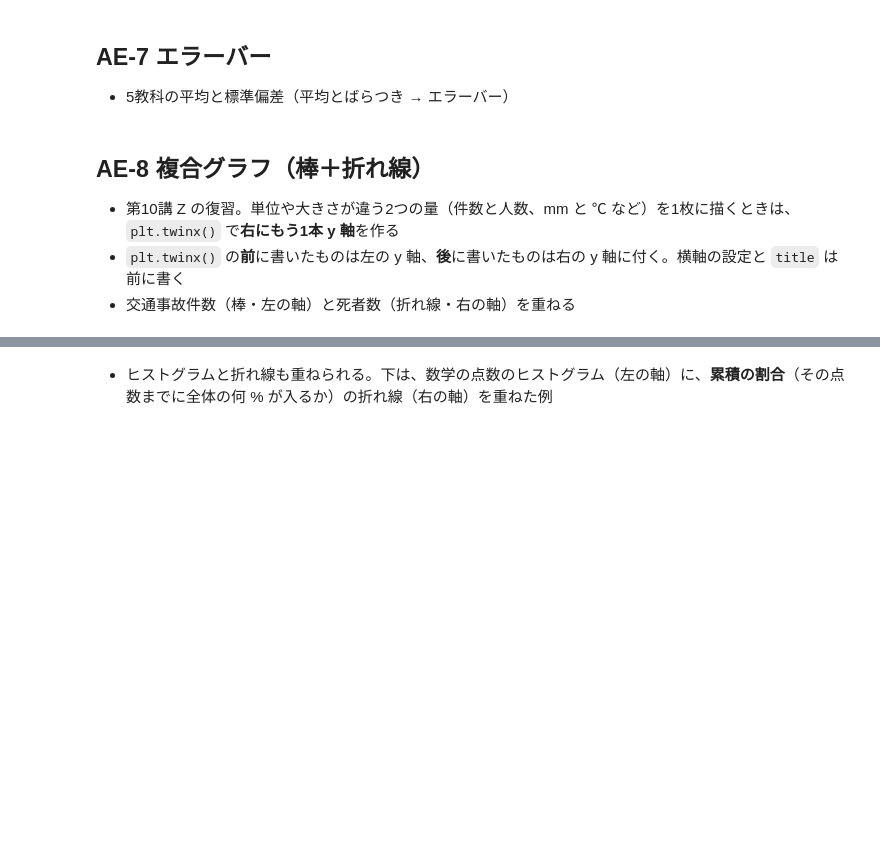
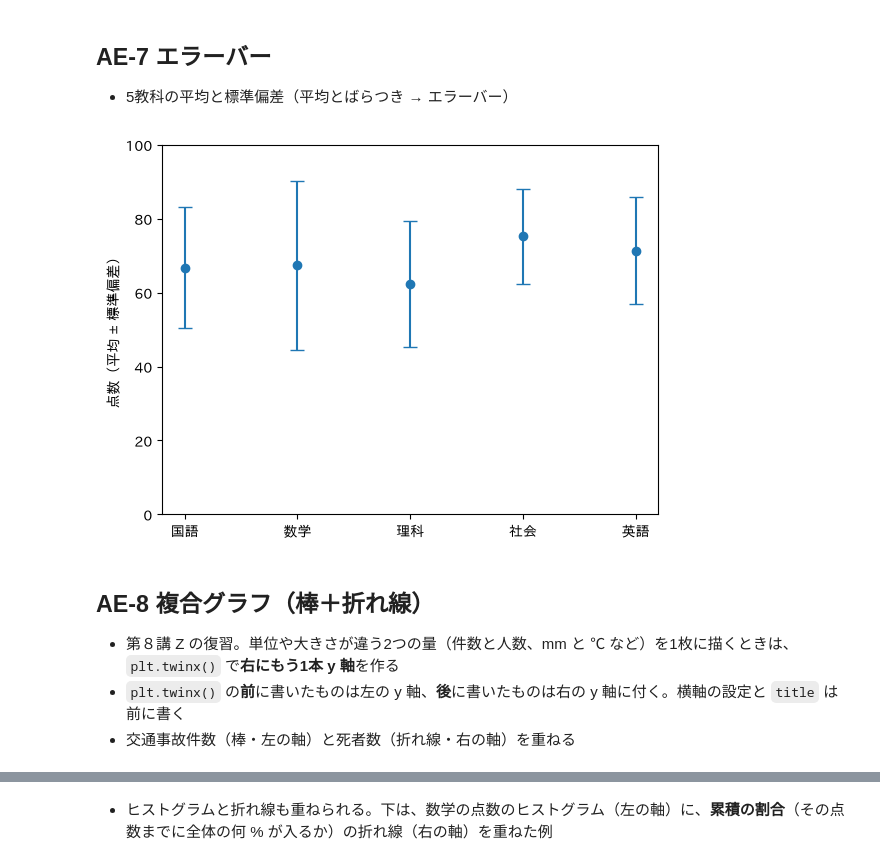
Before and after one commit to CreativeStudies-NGT/lectures, a Jupyter notebook: dsa/DSA2026_第11講_総復習.ipynb, the cells around one changed output, grey strips where cells are left out. Cells and saved outputs as stored; diff of their text form; code cells hidden in the pictures; blank space fills up the shorter version.

```diff
--- a/dsa/DSA2026_第11講_総復習.ipynb
+++ b/dsa/DSA2026_第11講_総復習.ipynb
@@ -136,20 +165,21 @@ plt.show()
 - 5教科の平均と標準偏差（平均とばらつき → エラーバー）
 # %%
 subjects = ['国語', '数学', '理科', '社会', '英語']
-means = []
-stds = []
-for s in subjects:
-    means.append(np.mean(df_exam[s]))
-    stds.append(np.std(df_exam[s]))
+means = [np.mean(df_exam['国語']), np.mean(df_exam['数学']), np.mean(df_exam['理科']),
+         np.mean(df_exam['社会']), np.mean(df_exam['英語'])]
+stds = [np.std(df_exam['国語']), np.std(df_exam['数学']), np.std(df_exam['理科']),
+        np.std(df_exam['社会']), np.std(df_exam['英語'])]
 
 plt.errorbar(subjects, means, yerr=stds, fmt='o', capsize=5)
 plt.ylim(0, 100)
 plt.ylabel('点数（平均 ± 標準偏差）')
 plt.show()
+# %% [output]
+[figure, added]
 # %% [markdown]
 ## AE-8 複合グラフ（棒＋折れ線）
 
-- 第10講 Z の復習。単位や大きさが違う2つの量（件数と人数、mm と ℃ など）を1枚に描くときは、`plt.twinx()` で**右にもう1本 y 軸**を作る
+- 第８講 Z の復習。単位や大きさが違う2つの量（件数と人数、mm と ℃ など）を1枚に描くときは、`plt.twinx()` で**右にもう1本 y 軸**を作る
 - `plt.twinx()` の**前**に書いたものは左の y 軸、**後**に書いたものは右の y 軸に付く。横軸の設定と `title` は前に書く
 - 交通事故件数（棒・左の軸）と死者数（折れ線・右の軸）を重ねる
 # %%
```
Also changed, not shown: parts of 35 cells of this notebook, 13 other files.
